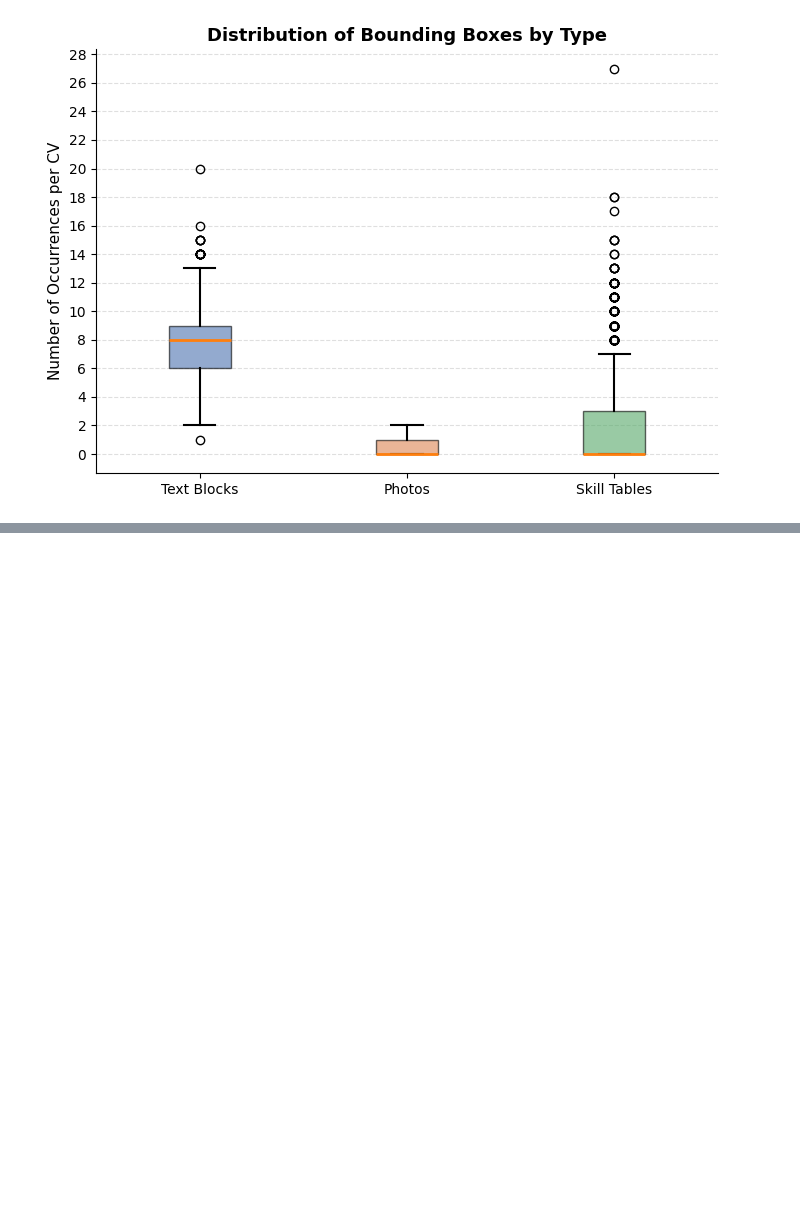
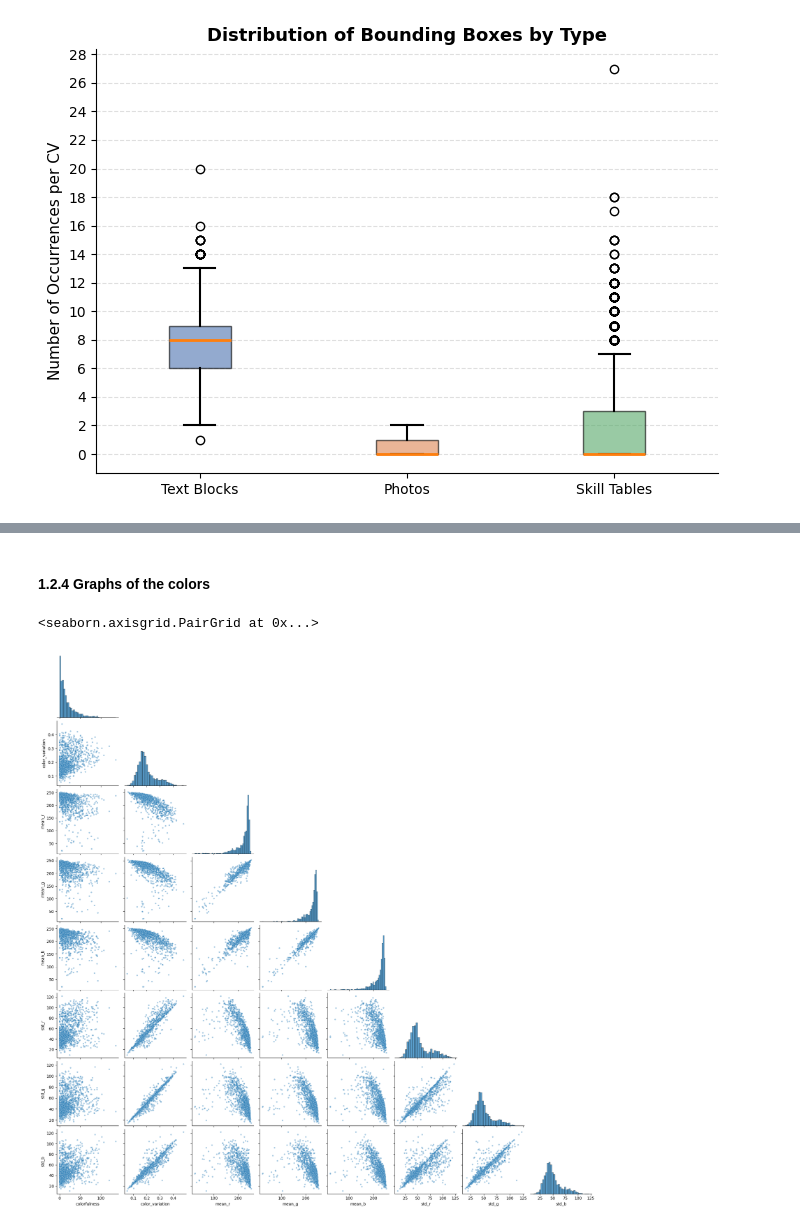
Before and after one commit to danielpiresribeiro123-code/cv_analyser_research, a Jupyter notebook: src/analysis/train_data/yolo/yolo_train_data_EDA.ipynb, the cells around one changed output, grey strips where cells are left out. Saved outputs shown, nothing was run; the diff lists cells and outputs as text; code cells hidden in the pictures; blank space fills up the shorter version.

```diff
--- a/src/analysis/train_data/yolo/yolo_train_data_EDA.ipynb
+++ b/src/analysis/train_data/yolo/yolo_train_data_EDA.ipynb
@@ -628,0 +494,14 @@ KeyError: 'Column not found: Ms_per_image'
+# %% [markdown]
+#### 1.2.4 Graphs of the colors
+# %%
+color_cols = [
+    "colorfulness", "color_variation",
+    "mean_r", "mean_g", "mean_b",
+    "std_r", "std_g", "std_b"
+]
+
+sns.pairplot(df_yolo[color_cols], corner=True, plot_kws={"alpha": 0.4, "s": 15})
+plt.show()
+# %% [output]
+<seaborn.axisgrid.PairGrid at 0x...>
+[figure, added]
```
Also changed, not shown: parts of 66 cells of this notebook, 1 other file.
